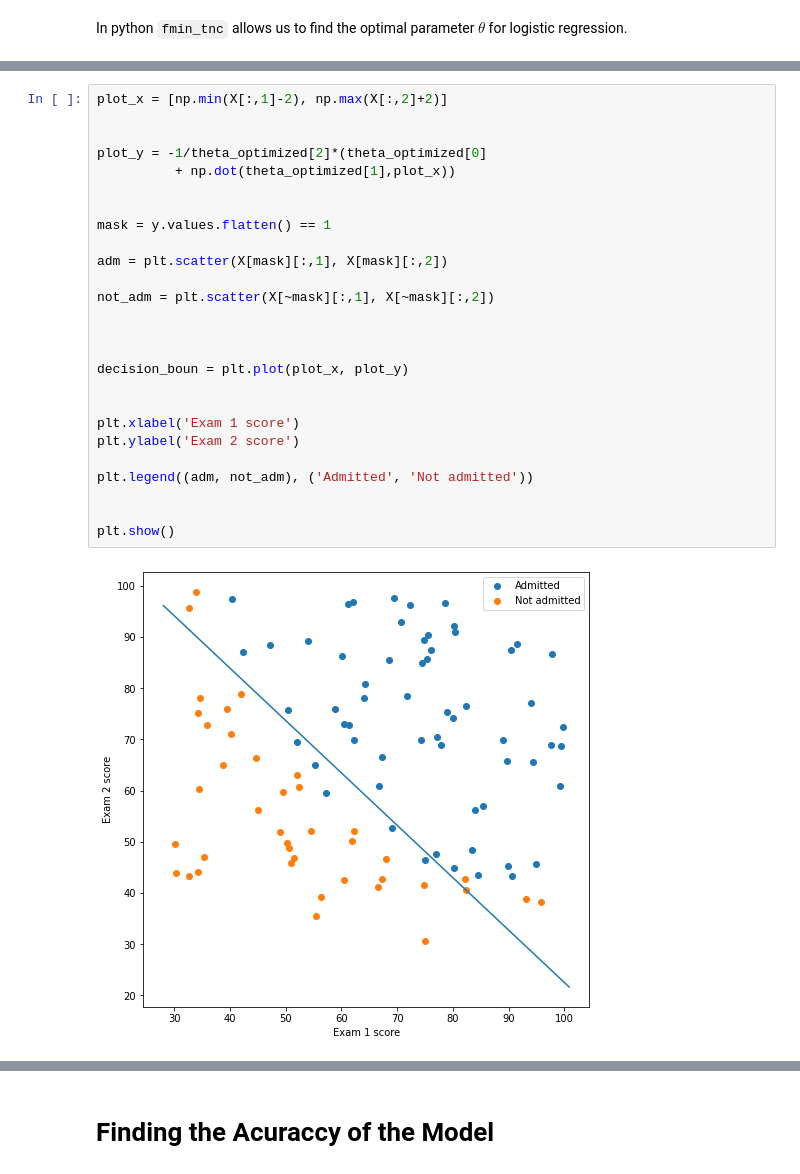
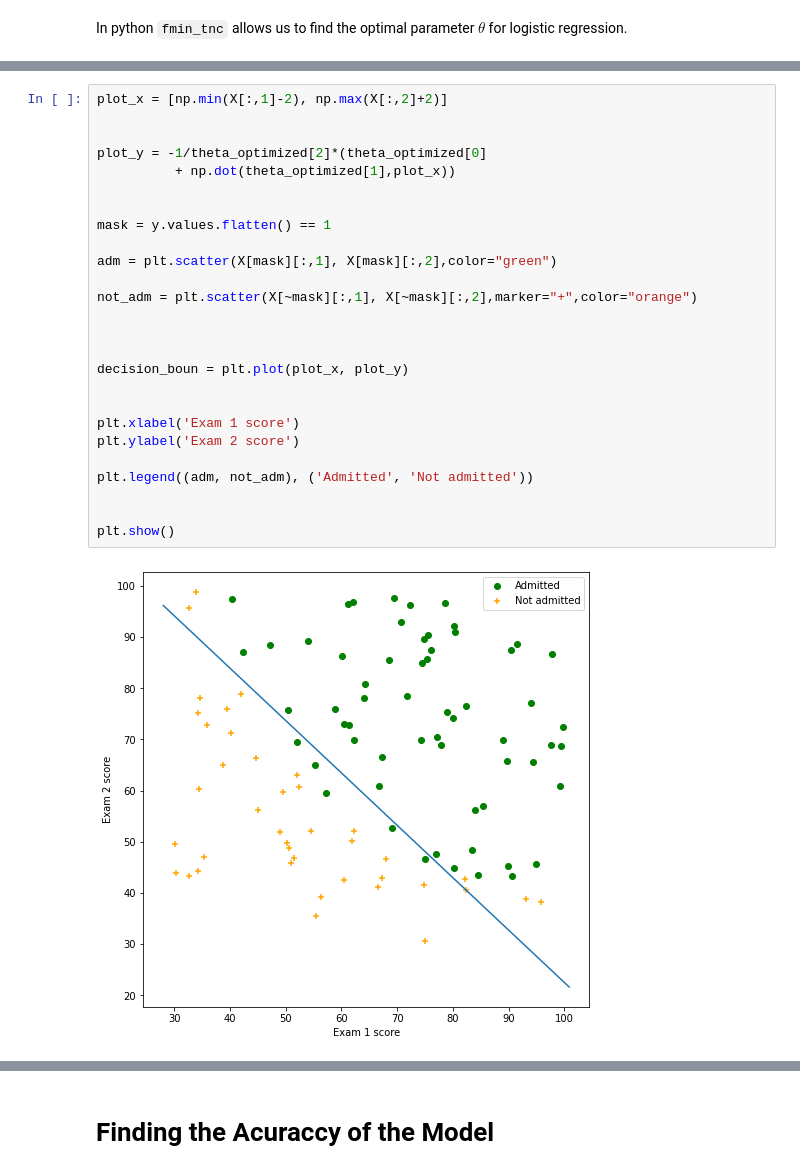
Before and after one commit to aenoboa1/ML-Coursera_AndrewNG, a Jupyter notebook: Week_3/Exercise2/exercise3.ipynb, the cells around one changed output, grey strips where cells are left out. Saved outputs shown, nothing was run; the diff lists cells and outputs as text.

```diff
--- a/Week_3/Exercise2/exercise3.ipynb
+++ b/Week_3/Exercise2/exercise3.ipynb
@@ -237,31 +245,31 @@ print(theta_optimized)
 # %%
 plot_x = [np.min(X[:,1]-2), np.max(X[:,2]+2)]
 
 
 plot_y = -1/theta_optimized[2]*(theta_optimized[0]
           + np.dot(theta_optimized[1],plot_x))
 
 
 mask = y.values.flatten() == 1
 
-adm = plt.scatter(X[mask][:,1], X[mask][:,2])
+adm = plt.scatter(X[mask][:,1], X[mask][:,2],color="green")
 
-not_adm = plt.scatter(X[~mask][:,1], X[~mask][:,2])
+not_adm = plt.scatter(X[~mask][:,1], X[~mask][:,2],marker="+",color="orange")
 
 
 
 decision_boun = plt.plot(plot_x, plot_y)
 
 
 plt.xlabel('Exam 1 score')
 plt.ylabel('Exam 2 score')
 
 plt.legend((adm, not_adm), ('Admitted', 'Not admitted'))
 
 
 plt.show()
 # %% [output]
-[figure, old version]
+[figure, new version]
 # %%
 theta_optimized
 # %% [output]
```
Also changed, not shown: parts of 43 cells of this notebook, 1 other file.
